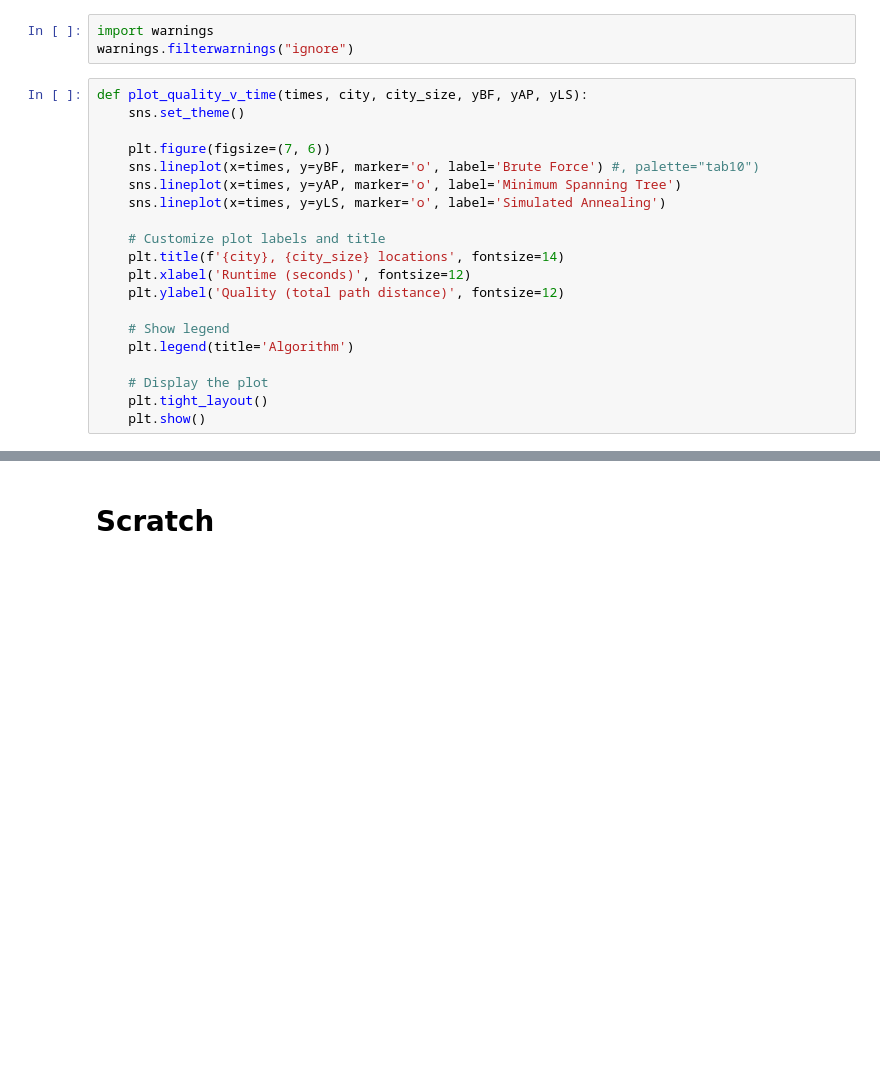
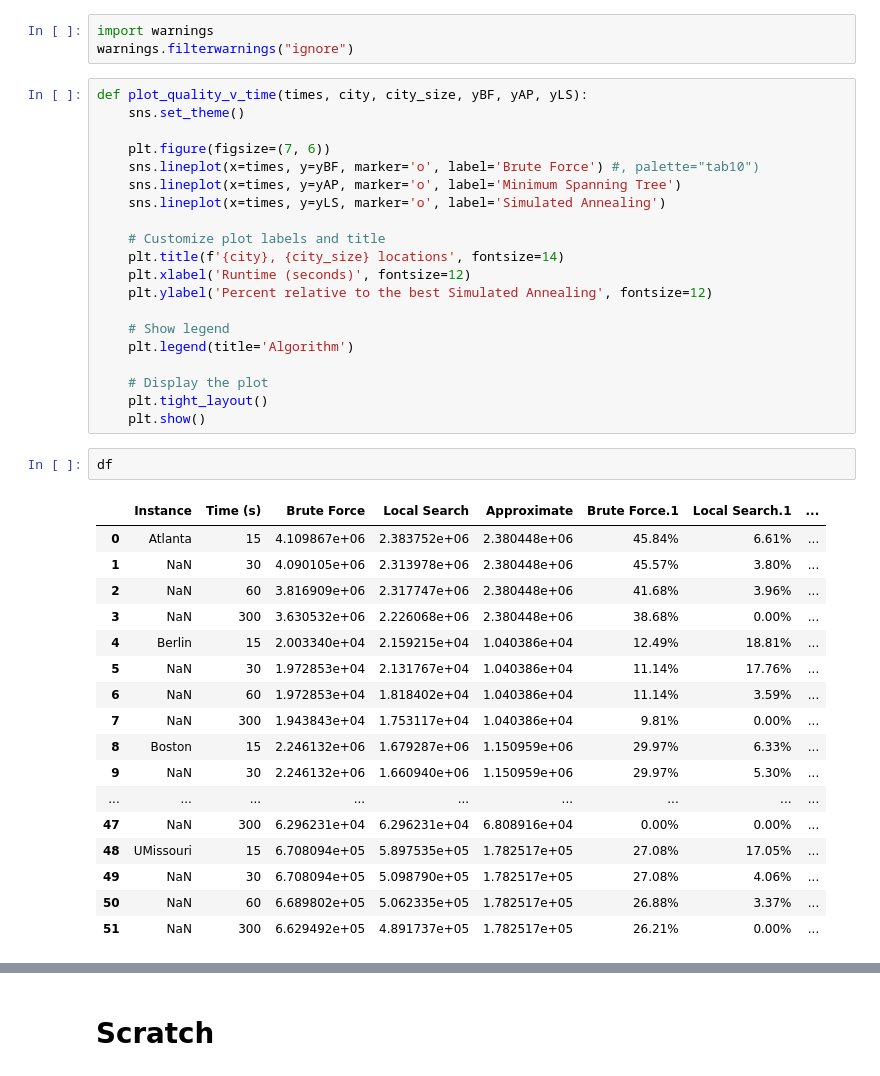
Before and after one commit to ipberry/tsp_project, a Jupyter notebook: code/create_plots.ipynb, the cells around one changed output, grey strips where cells are left out. Drawn from its saved outputs; the diff is of its cells as text; blank space fills up the shorter version.

```diff
--- a/code/create_plots.ipynb
+++ b/code/create_plots.ipynb
@@ -81,7 +97,7 @@ def plot_quality_v_time(times, city, city_size, yBF, yAP, yLS):
     # Customize plot labels and title
     plt.title(f'{city}, {city_size} locations', fontsize=14)
     plt.xlabel('Runtime (seconds)', fontsize=12)
-    plt.ylabel('Quality (total path distance)', fontsize=12)
+    plt.ylabel('Percent relative to the best Simulated Annealing', fontsize=12)
 
     # Show legend
     plt.legend(title='Algorithm')
@@ -89,5 +105,25 @@ def plot_quality_v_time(times, city, city_size, yBF, yAP, yLS):
     # Display the plot
     plt.tight_layout()
     plt.show()
+# %%
+df
+# %% [output]
+|  | Instance | Time (s) | Brute Force | Local Search | Approximate | Brute Force.1 | Local Search.1 | ... |
+| 0 | Atlanta | 15 | 4.109867e+06 | 2.383752e+06 | 2.380448e+06 | 45.84% | 6.61% | ... |
+| 1 | NaN | 30 | 4.090105e+06 | 2.313978e+06 | 2.380448e+06 | 45.57% | 3.80% | ... |
+| 2 | NaN | 60 | 3.816909e+06 | 2.317747e+06 | 2.380448e+06 | 41.68% | 3.96% | ... |
+| 3 | NaN | 300 | 3.630532e+06 | 2.226068e+06 | 2.380448e+06 | 38.68% | 0.00% | ... |
+| 4 | Berlin | 15 | 2.003340e+04 | 2.159215e+04 | 1.040386e+04 | 12.49% | 18.81% | ... |
+| 5 | NaN | 30 | 1.972853e+04 | 2.131767e+04 | 1.040386e+04 | 11.14% | 17.76% | ... |
+| 6 | NaN | 60 | 1.972853e+04 | 1.818402e+04 | 1.040386e+04 | 11.14% | 3.59% | ... |
+| 7 | NaN | 300 | 1.943843e+04 | 1.753117e+04 | 1.040386e+04 | 9.81% | 0.00% | ... |
+| 8 | Boston | 15 | 2.246132e+06 | 1.679287e+06 | 1.150959e+06 | 29.97% | 6.33% | ... |
+| 9 | NaN | 30 | 2.246132e+06 | 1.660940e+06 | 1.150959e+06 | 29.97% | 5.30% | ... |
+| ... | ... | ... | ... | ... | ... | ... | ... | ... |
+| 47 | NaN | 300 | 6.296231e+04 | 6.296231e+04 | 6.808916e+04 | 0.00% | 0.00% | ... |
+| 48 | UMissouri | 15 | 6.708094e+05 | 5.897535e+05 | 1.782517e+05 | 27.08% | 17.05% | ... |
+| 49 | NaN | 30 | 6.708094e+05 | 5.098790e+05 | 1.782517e+05 | 27.08% | 4.06% | ... |
+| 50 | NaN | 60 | 6.689802e+05 | 5.062335e+05 | 1.782517e+05 | 26.88% | 3.37% | ... |
+| 51 | NaN | 300 | 6.629492e+05 | 4.891737e+05 | 1.782517e+05 | 26.21% | 0.00% | ... |
 # %%
 for e, city in enumerate(graphs):
```
Also changed, not shown: parts of 4 cells of this notebook.
